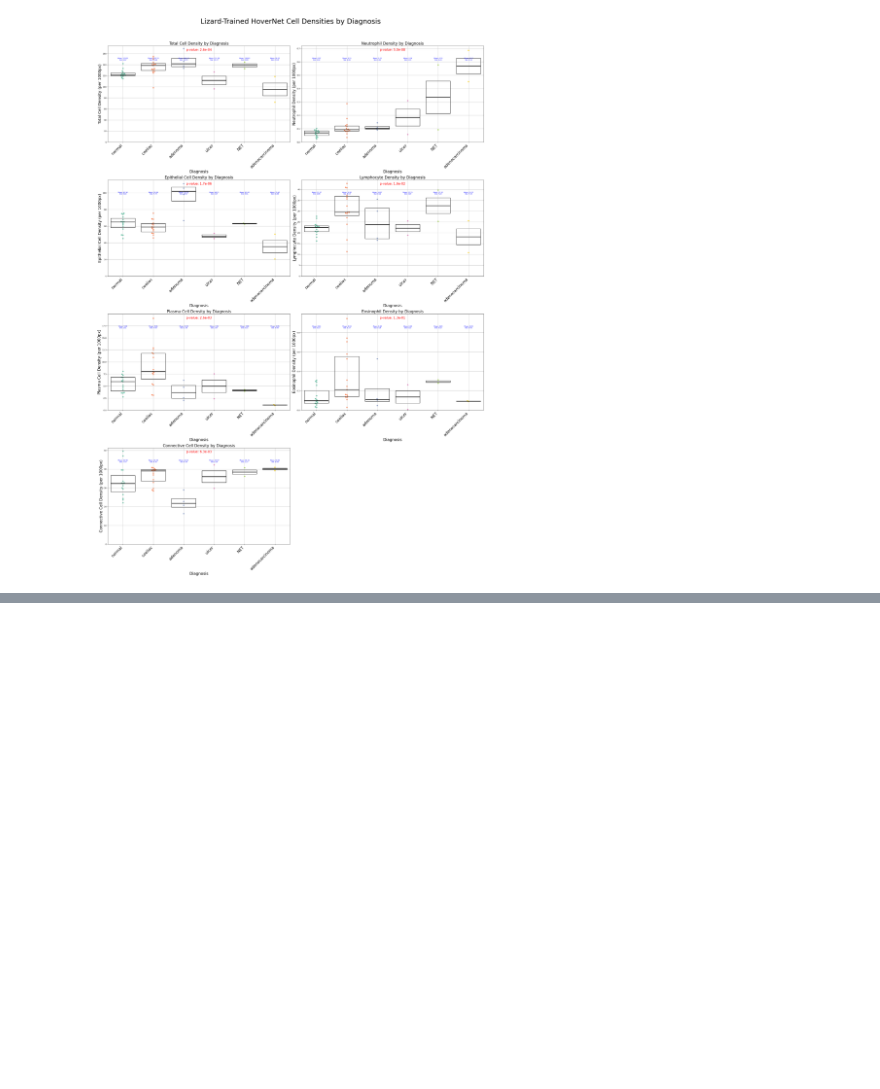
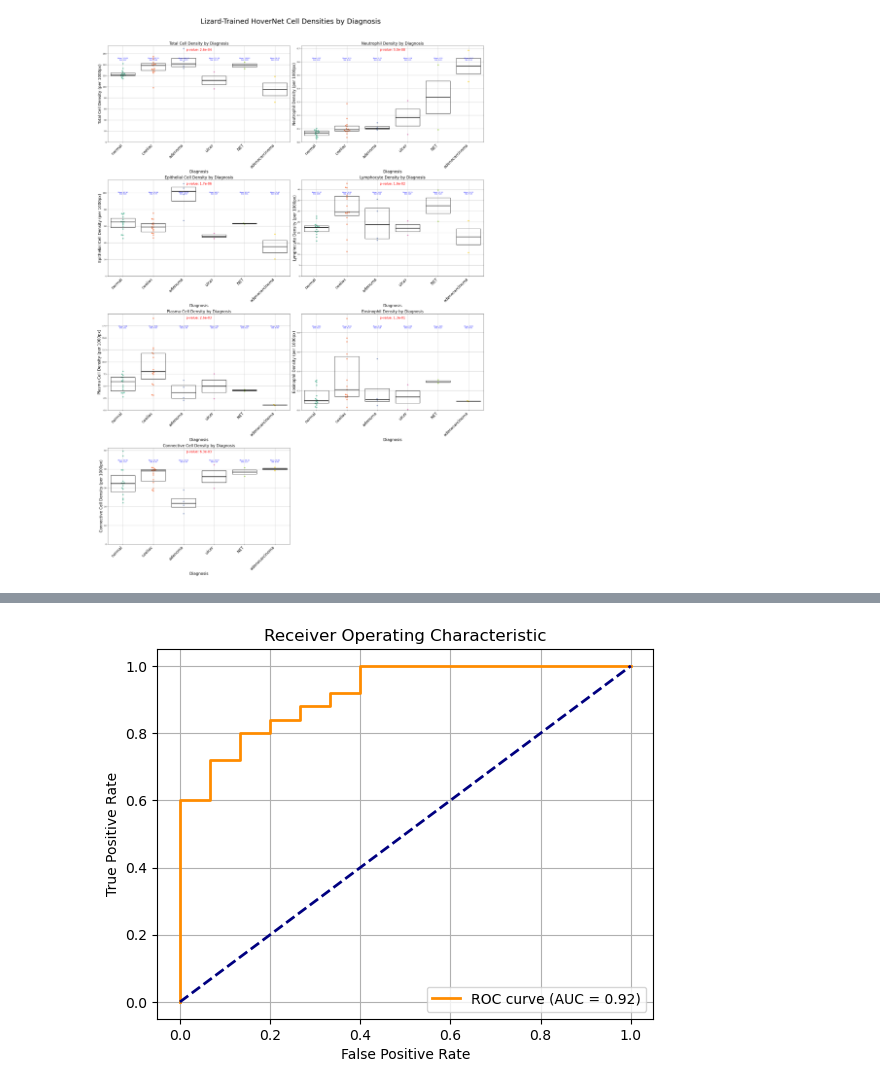
Before and after one commit to mpf0909/pathology_part_II_project, a Jupyter notebook: hovernet/hovernet-conic/inference-results/final-test-inference/analyse_summary.ipynb, the cells around one changed output, grey strips where cells are left out. Cells and saved outputs as stored; diff of their text form; code cells hidden in the pictures; blank space fills up the shorter version.

Commit message:
possible binary classifiers added to analyse_summary.ipynb

```diff
--- a/hovernet/hovernet-conic/inference-results/final-test-inference/analyse_summary.ipynb
+++ b/hovernet/hovernet-conic/inference-results/final-test-inference/analyse_summary.ipynb
@@ -266,0 +267,92 @@ weighted avg       0.28      0.42      0.33        12
+# %%
+import pandas as pd
+import numpy as np
+import matplotlib.pyplot as plt
+from sklearn.preprocessing import StandardScaler
+from sklearn.linear_model import LogisticRegressionCV
+from sklearn.pipeline import make_pipeline
+from sklearn.model_selection import StratifiedKFold, cross_validate
+from sklearn.metrics import (
+    make_scorer, accuracy_score, precision_score, recall_score,
+    f1_score, roc_auc_score, roc_curve, auc, confusion_matrix
+)
+
+MODEL = "lizard"
+
+# Load the dataset
+df = pd.read_csv(f"summary_{MODEL}_density_diagnosis.csv")
+
+# Select features based on model type
+if MODEL == "lizard":
+    features = ["total_cell_density", "neutrophil_density", "epithelial_density", "lymphocyte_density",
+                "plasma_density", "eosinophil_density", "connective_density"]
+else:
+    features = ["total_cell_density", "positive_cell_density", "negative_cell_density"]
+
+# Select features and label
+X = df[features]
+y = df["diagnosis"].apply(lambda x: 0 if x.lower() == "normal" else 1)
+
+# Create a pipeline with scaling and logistic regression with class balancing
+pipeline = make_pipeline(
+    StandardScaler(),
+    LogisticRegressionCV(
+        class_weight='balanced',
+        random_state=42,
+        max_iter=1000,
+        Cs=1000,
+        cv=2,  # Inner CV for hyperparameter tuning
+        scoring='roc_auc'
+    )
+)
+
+# Define cross-validation strategy and metrics
+cv = StratifiedKFold(n_splits=5, shuffle=True, random_state=42)
+
+def specificity_score(y_true, y_pred):
+    tn, fp, fn, tp = confusion_matrix(y_true, y_pred).ravel()
+    return tn / (tn + fp)
+
+scoring = {
+    'accuracy': make_scorer(accuracy_score),
+    'precision': make_scorer(precision_score),
+    'specificity': make_scorer(specificity_score),
+    'recall': make_scorer(recall_score),
+    'f1': make_scorer(f1_score),
+    'roc_auc': make_scorer(roc_auc_score, needs_proba=True)
+}
+
+# Perform cross-validation
+scores = cross_validate(pipeline, X, y, cv=cv, scoring=scoring, return_estimator=True)
+
+# Report average scores
+print("Average Diagnostic Scores (5-fold CV):")
+for metric in scoring.keys():
+    mean = scores[f'test_{metric}'].mean()
+    std = scores[f'test_{metric}'].std()
+    print(f"{metric:10s}: {mean:.3f} ± {std:.3f}")
+
+# Plot ROC Curve from one of the folds (e.g., best-performing fold)
+# Find the estimator with the highest AUC
+best_idx = np.argmax(scores['test_roc_auc'])
+print(f"Best fold index: {best_idx}"
+best_estimator = scores['estimator'][best_idx]
+
+
+# Get probability predictions and true labels from that fold
+X_scaled = StandardScaler().fit_transform(X)
+y_prob = best_estimator.predict_proba(X_scaled)[:, 1]
+fpr, tpr, _ = roc_curve(y, y_prob)
+roc_auc = auc(fpr, tpr)
+
+# Plot
+plt.figure()
+plt.plot(fpr, tpr, color='darkorange', lw=2, label=f"ROC curve (AUC = {roc_auc:.2f})")
+plt.plot([0, 1], [0, 1], color='navy', lw=2, linestyle='--')
+plt.xlabel("False Positive Rate")
+plt.ylabel("True Positive Rate")
+plt.title("Receiver Operating Characteristic")
+plt.legend(loc="lower right")
+plt.grid(True)
+plt.show()
+# %% [output]
@@ -267,3 +366,4 @@ weighted avg       0.28      0.42      0.33        12
+[figure, added]
 # %%
 import pandas as pd
 from sklearn.model_selection import train_test_split
```
Also changed, not shown: parts of 11 cells of this notebook.
